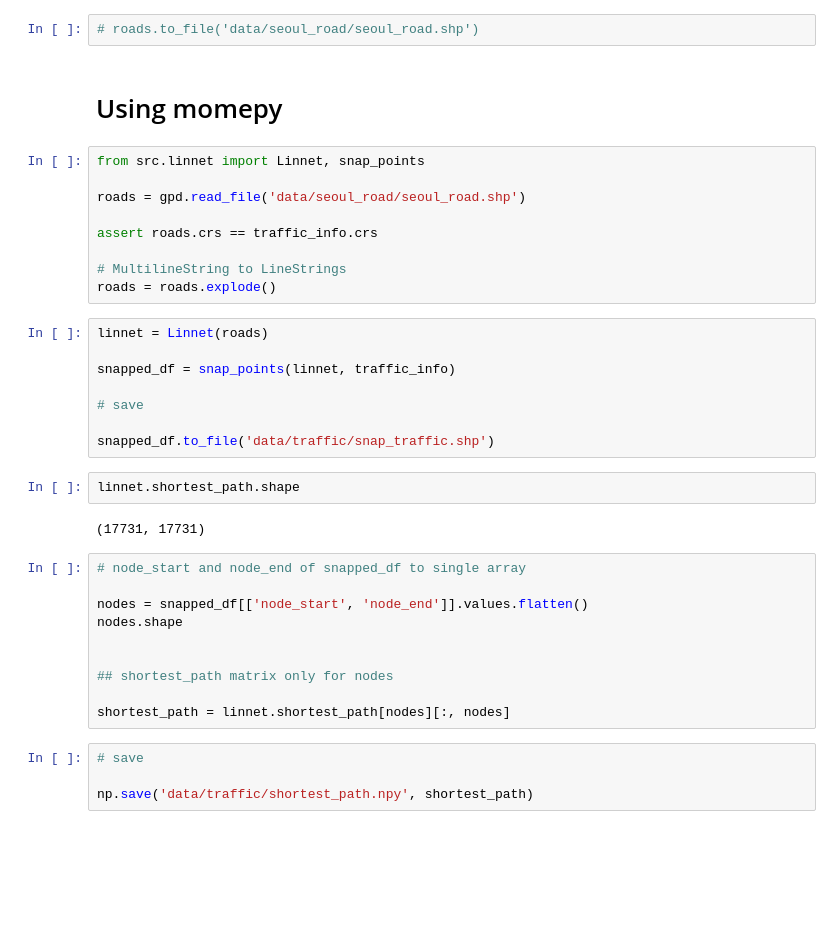
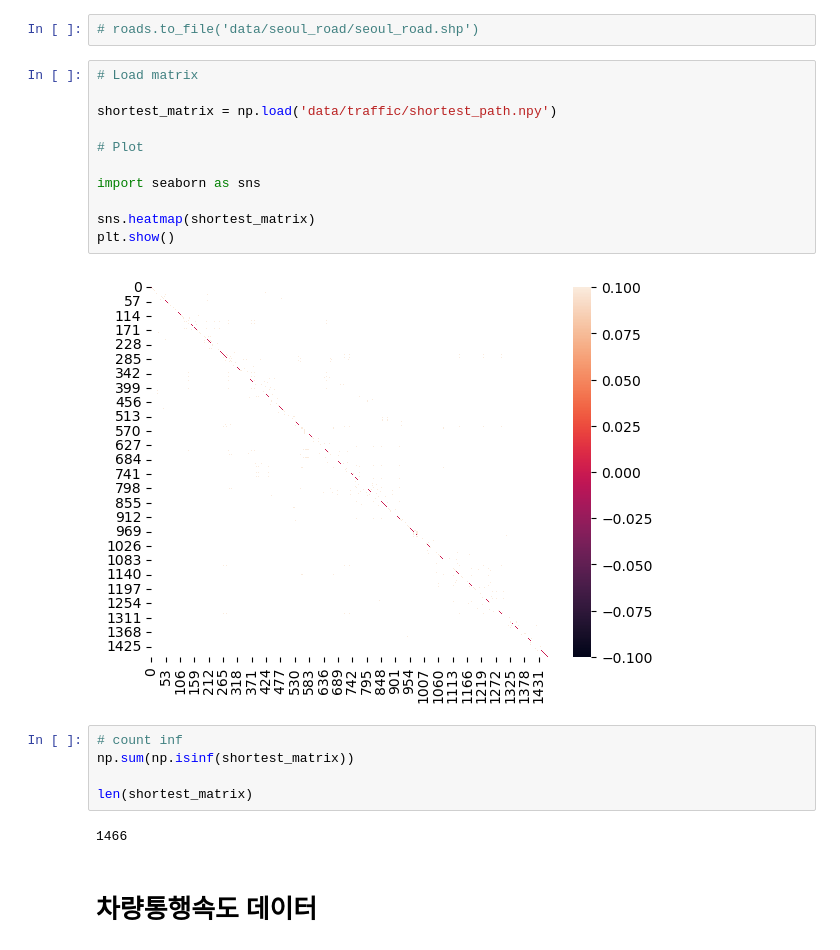
Before and after one commit to ddangchani/safetyhackathon_24, a Jupyter notebook: Geo_preprocessing.ipynb, the cells around one changed output. Cells and saved outputs as stored; diff of their text form; blank space fills up the shorter version.

```diff
--- a/Geo_preprocessing.ipynb
+++ b/Geo_preprocessing.ipynb
@@ -39,39 +87,24 @@ traffic_info.to_crs(epsg=5174, inplace=True)
 # %%
 # roads.to_file('data/seoul_road/seoul_road.shp')
-# %% [markdown]
-# Using momepy
-# %%
-from src.linnet import Linnet, snap_points
-
-roads = gpd.read_file('data/seoul_road/seoul_road.shp')
-
-assert roads.crs == traffic_info.crs
-
-# MultilineString to LineStrings
-roads = roads.explode()
-# %%
-linnet = Linnet(roads)
-
-snapped_df = snap_points(linnet, traffic_info)
-
-# save
-
-snapped_df.to_file('data/traffic/snap_traffic.shp')
-# %%
-linnet.shortest_path.shape
-# %% [output]
-(17731, 17731)
-# %%
-# node_start and node_end of snapped_df to single array
-
-nodes = snapped_df[['node_start', 'node_end']].values.flatten()
-nodes.shape
-
-
-## shortest_path matrix only for nodes
-
-shortest_path = linnet.shortest_path[nodes][:, nodes]
-# %%
-# save
-
-np.save('data/traffic/shortest_path.npy', shortest_path)
+# %%
+# Load matrix
+
+shortest_matrix = np.load('data/traffic/shortest_path.npy')
+
+# Plot
+
+import seaborn as sns
+
+sns.heatmap(shortest_matrix)
+plt.show()
+# %% [output]
+[figure, added]
+# %%
+# count inf
+np.sum(np.isinf(shortest_matrix))
+
+len(shortest_matrix)
+# %% [output]
+1466
+# %% [markdown]
+# 차량통행속도 데이터
```
Also changed, not shown: parts of 38 cells of this notebook, 59 other files.
